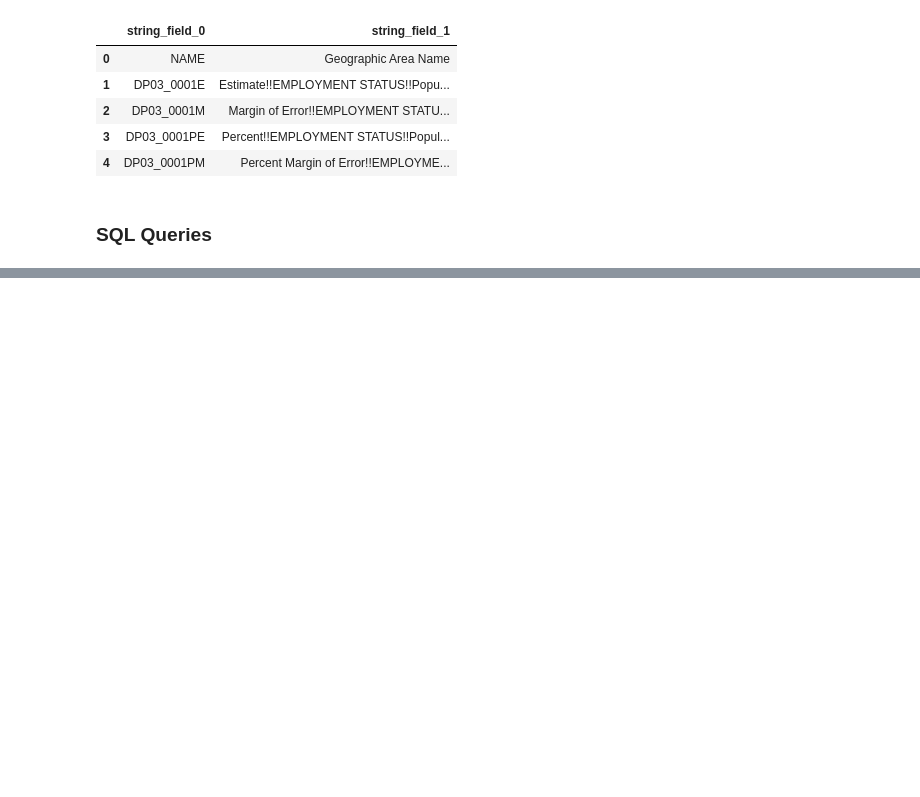
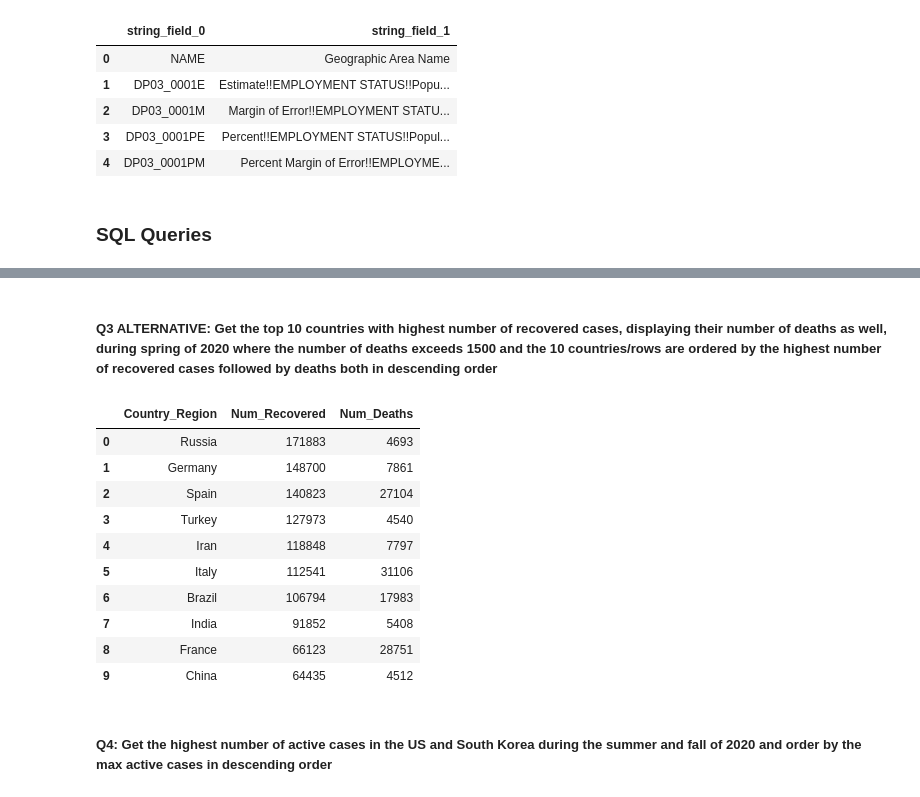
Before and after one commit to kimmisin/Elements-of-Databases, a Jupyter notebook: milestone1.ipynb, the cells around one changed output, grey strips where cells are left out. Cells and saved outputs as stored; diff of their text form; code cells hidden in the pictures; blank space fills up the shorter version.

```diff
--- a/milestone1.ipynb
+++ b/milestone1.ipynb
@@ -576,0 +655,24 @@ SELECT * FROM us_census_bureau_staging.acs_economics LIMIT 5
+# %% [markdown]
+##### Q3 ALTERNATIVE: Get the top 10 countries with highest number of recovered cases, displaying their number of deaths as well, during spring of 2020 where the number of deaths exceeds 1500 and the 10 countries/rows are ordered by the highest number of recovered cases followed by deaths both in descending order
+# %%
+%%bigquery
+SELECT Country_Region, MAX(Recovered) as Num_Recovered, MAX(Deaths) as Num_Deaths
+FROM jhu_daily_reports_staging.covid_spring2020
+WHERE Deaths > 1500
+GROUP BY Country_Region
+ORDER BY MAX(Recovered) DESC, MAX(Deaths) DESC
+LIMIT 10;
+# %% [output]
+|  | Country_Region | Num_Recovered | Num_Deaths |
+| 0 | Russia | 171883 | 4693 |
+| 1 | Germany | 148700 | 7861 |
+| 2 | Spain | 140823 | 27104 |
+| 3 | Turkey | 127973 | 4540 |
+| 4 | Iran | 118848 | 7797 |
+| 5 | Italy | 112541 | 31106 |
+| 6 | Brazil | 106794 | 17983 |
+| 7 | India | 91852 | 5408 |
+| 8 | France | 66123 | 28751 |
+| 9 | China | 64435 | 4512 |
+# %% [markdown]
+##### Q4: Get the highest number of active cases in the US and South Korea during the summer and fall of 2020 and order by the max active cases in descending order
```
Also changed, not shown: parts of 17 cells of this notebook.
